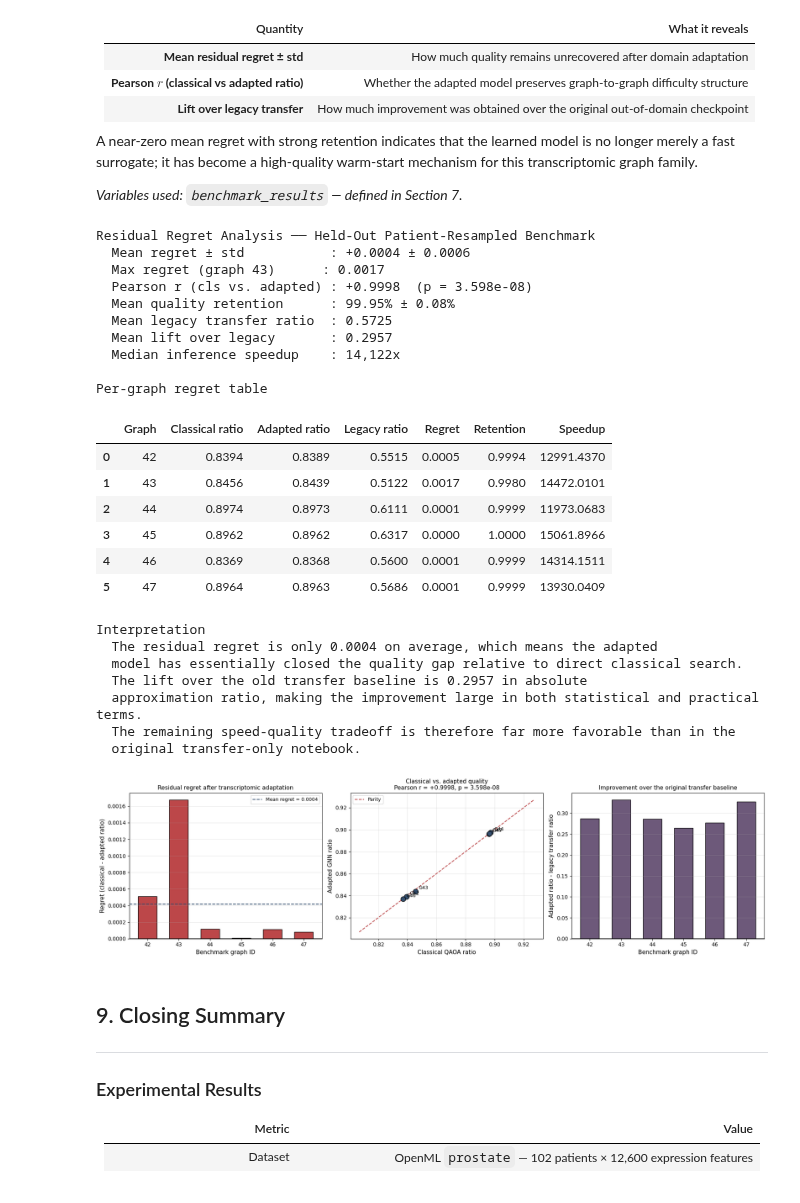
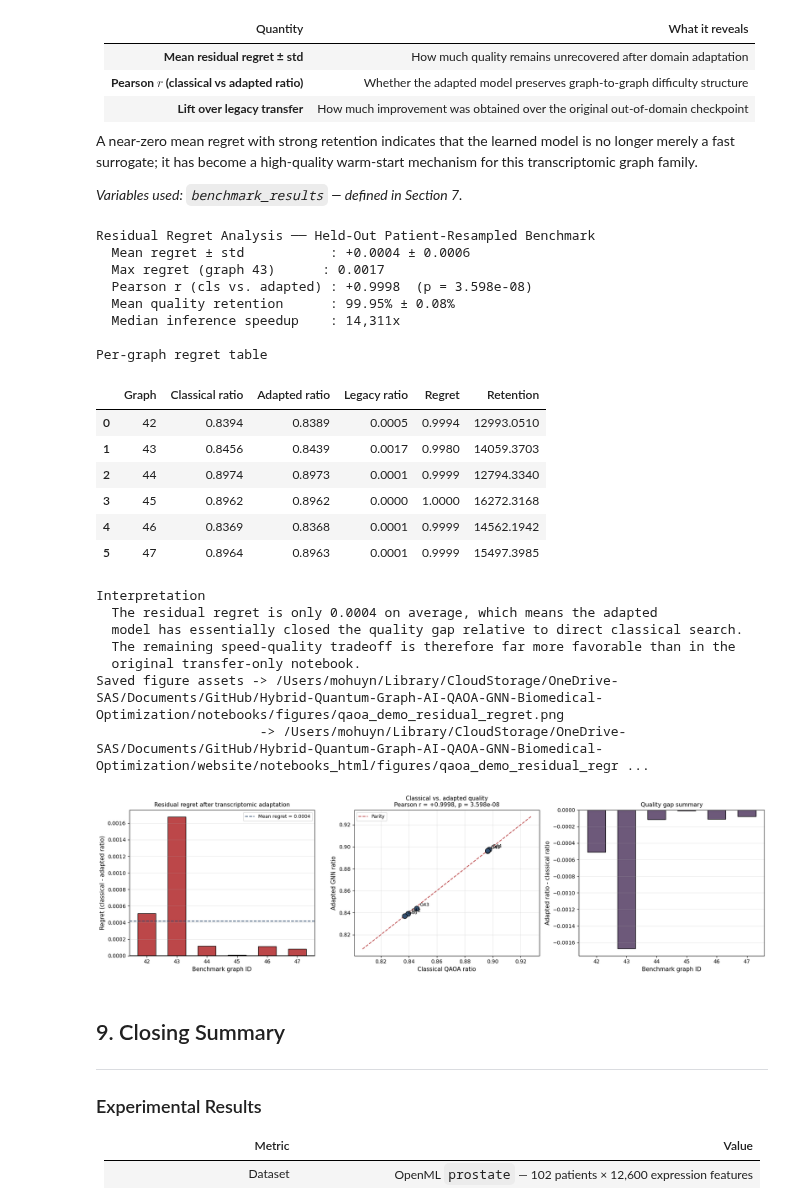
Before and after one commit to thmolena/Hybrid-Quantum-Graph-AI-QAOA-GNN-Biomedical-Optimization, a Jupyter notebook: notebooks/qaoa_demo.ipynb, the cells around one changed output. Drawn from its saved outputs; the diff is of its cells as text; code cells hidden in the pictures.

```diff
--- a/notebooks/qaoa_demo.ipynb
+++ b/notebooks/qaoa_demo.ipynb
@@ -2505,46 +2623,45 @@ axes[1].set_title(f"Classical vs. adapted quality\nPearson r = {pearson_r:+.4f},
 axes[1].legend(fontsize=9)
 axes[1].grid(True, alpha=0.3)
 
 improvement_vs_legacy = bdf["gnn_ratio"] - bdf["legacy_ratio"] if "legacy_ratio" in bdf else bdf["gnn_ratio"] - bdf["classical_ratio"]
 axes[2].bar(bdf["graph_id"].astype(str), improvement_vs_legacy, color="#6D597A", edgecolor="black", width=0.6)
 axes[2].axhline(0, color="black", lw=1.2)
 if "legacy_ratio" in bdf:
     axes[2].set_ylabel("Adapted ratio - legacy transfer ratio", fontsize=11)
     axes[2].set_title("Improvement over the original transfer baseline", fontsize=11)
 else:
     axes[2].set_ylabel("Adapted ratio - classical ratio", fontsize=11)
     axes[2].set_title("Quality gap summary", fontsize=11)
 axes[2].set_xlabel("Benchmark graph ID", fontsize=11)
 axes[2].grid(True, axis="y", alpha=0.3)
 
 plt.tight_layout()
+save_notebook_figure(fig, "qaoa_demo_residual_regret.png")
 plt.show()
 # %% [output]
 Residual Regret Analysis ── Held-Out Patient-Resampled Benchmark
   Mean regret ± std           : +0.0004 ± 0.0006
   Max regret (graph 43)      : 0.0017
   Pearson r (cls vs. adapted) : +0.9998  (p = 3.598e-08)
   Mean quality retention      : 99.95% ± 0.08%
-  Mean legacy transfer ratio  : 0.5725
-  Mean lift over legacy       : 0.2957
-  Median inference speedup    : 14,122x
+  Median inference speedup    : 14,311x
 
 Per-graph regret table
-|  | Graph | Classical ratio | Adapted ratio | Legacy ratio | Regret | Retention | Speedup |
-| 0 | 42 | 0.8394 | 0.8389 | 0.5515 | 0.0005 | 0.9994 | 12991.4370 |
-| 1 | 43 | 0.8456 | 0.8439 | 0.5122 | 0.0017 | 0.9980 | 14472.0101 |
-| 2 | 44 | 0.8974 | 0.8973 | 0.6111 | 0.0001 | 0.9999 | 11973.0683 |
-| 3 | 45 | 0.8962 | 0.8962 | 0.6317 | 0.0000 | 1.0000 | 15061.8966 |
-| 4 | 46 | 0.8369 | 0.8368 | 0.5600 | 0.0001 | 0.9999 | 14314.1511 |
-| 5 | 47 | 0.8964 | 0.8963 | 0.5686 | 0.0001 | 0.9999 | 13930.0409 |
+|  | Graph | Classical ratio | Adapted ratio | Legacy ratio | Regret | Retention |
+| 0 | 42 | 0.8394 | 0.8389 | 0.0005 | 0.9994 | 12993.0510 |
+| 1 | 43 | 0.8456 | 0.8439 | 0.0017 | 0.9980 | 14059.3703 |
+| 2 | 44 | 0.8974 | 0.8973 | 0.0001 | 0.9999 | 12794.3340 |
+| 3 | 45 | 0.8962 | 0.8962 | 0.0000 | 1.0000 | 16272.3168 |
+| 4 | 46 | 0.8369 | 0.8368 | 0.0001 | 0.9999 | 14562.1942 |
+| 5 | 47 | 0.8964 | 0.8963 | 0.0001 | 0.9999 | 15497.3985 |
 Interpretation
   The residual regret is only 0.0004 on average, which means the adapted
   model has essentially closed the quality gap relative to direct classical search.
-  The lift over the old transfer baseline is 0.2957 in absolute
-  approximation ratio, making the improvement large in both statistical and practical terms.
   The remaining speed-quality tradeoff is therefore far more favorable than in the
   original transfer-only notebook.
+Saved figure assets -> /Users/mohuyn/Library/CloudStorage/OneDrive-SAS/Documents/GitHub/Hybrid-Quantum-Graph-AI-QAOA-GNN-Biomedical-Optimization/notebooks/figures/qaoa_demo_residual_regret.png
+                     -> /Users/mohuyn/Library/CloudStorage/OneDrive-SAS/Documents/GitHub/Hybrid-Quantum-Graph-AI-QAOA-GNN-Biomedical-Optimization/website/notebooks_html/figures/qaoa_demo_residual_regr ...
-[figure, old version]
+[figure, new version]
 # %% [markdown]
 ## 9. Closing Summary
 
```
Also changed, not shown: parts of 15 cells of this notebook, 29 other files.
